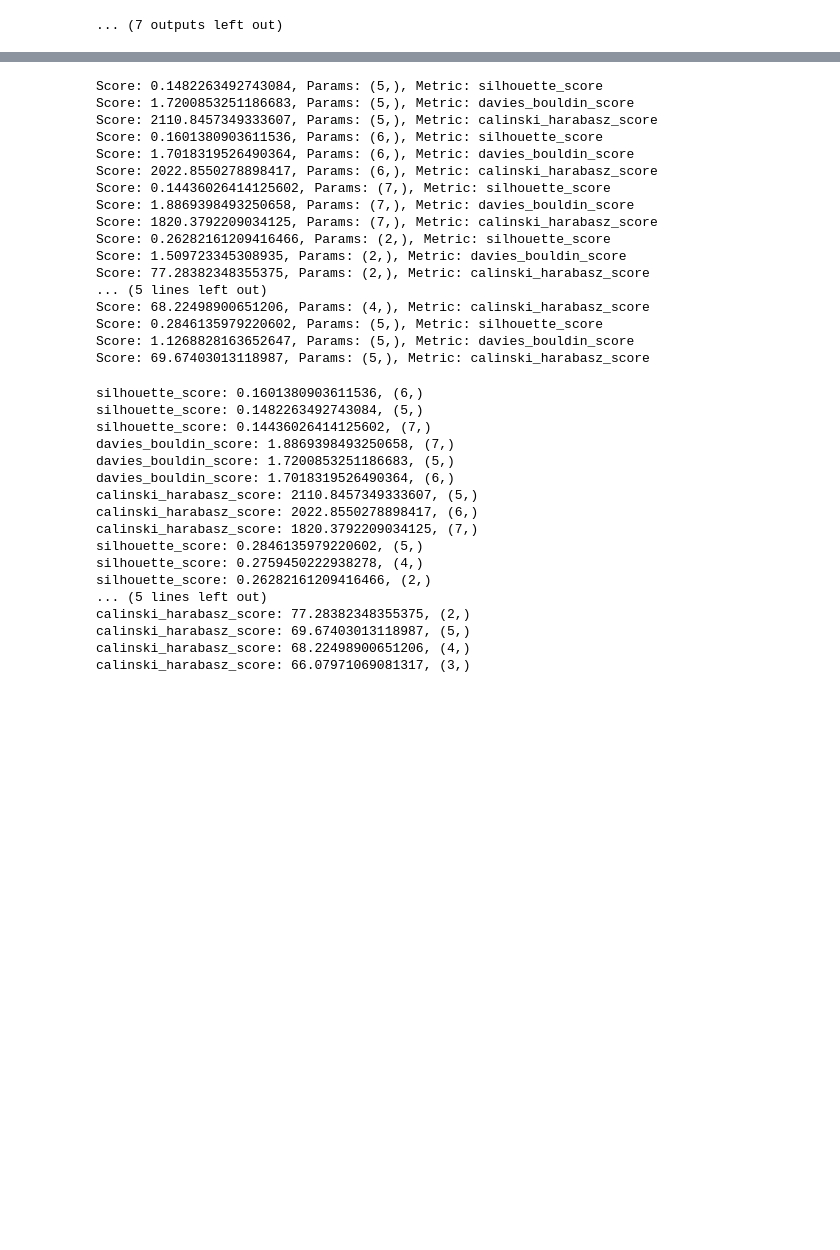
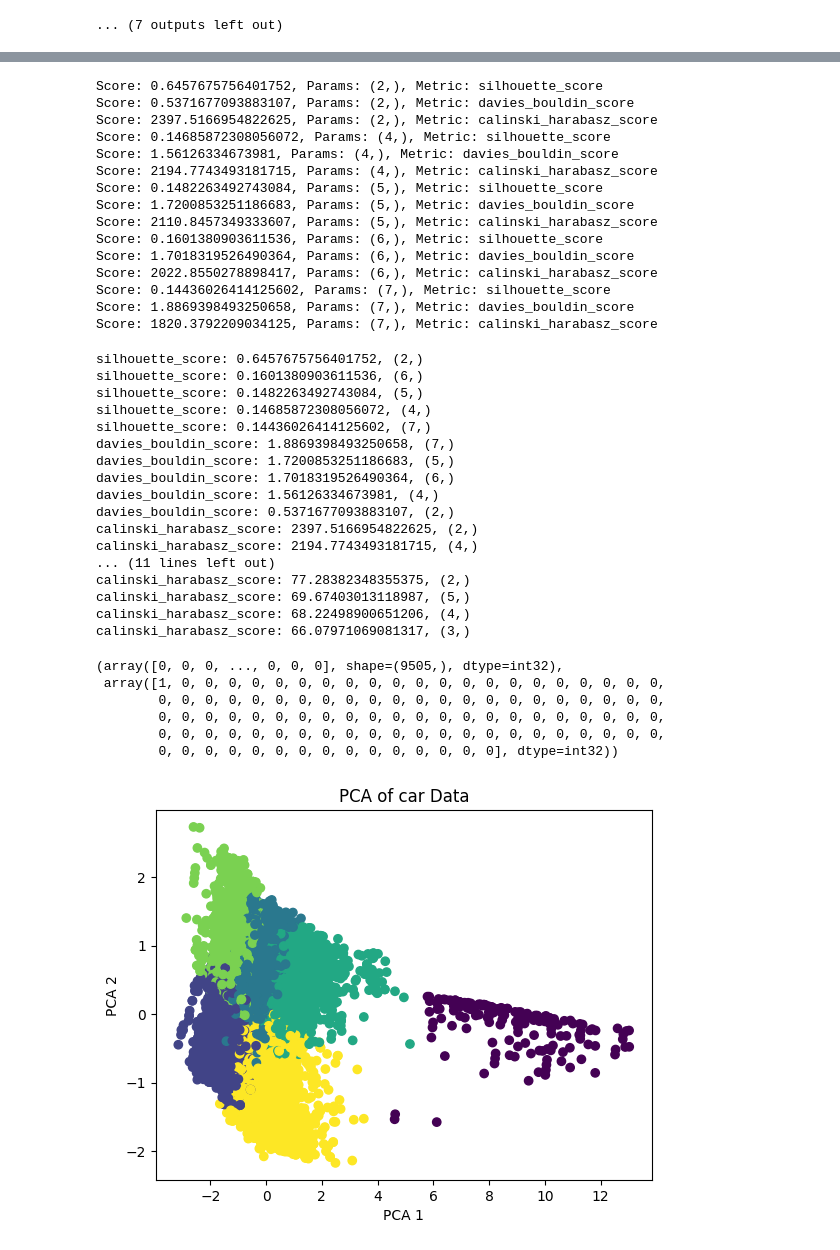
Before and after one commit to greasycat/ds5230-group2, a Jupyter notebook: spectral.ipynb, the cells around one changed output, grey strips where cells are left out. Cells and saved outputs as stored; diff of their text form; code cells hidden in the pictures; blank space fills up the shorter version.

```diff
--- a/spectral.ipynb
+++ b/spectral.ipynb
@@ -33,7 +78,7 @@ Rendering PCA contribution plot for customer data
 # %%
 
 param_grid_spectral_car = {
-    'n_clusters': [5,6,7],
+    'n_clusters': [2,4,5,6,7],
 }
 
 param_grid_spectral_customer = {
@@ -44,8 +89,14 @@ param_grid_spectral_customer = {
 spectral_scores_car = spectral_clustering(prep.prep_car, param_grid_spectral_car)
 
 # clustering the customer dataset
-spectral_scores_customer = spectral_clustering(prep.prep_customer, param_grid_spectral_customer)
+# spectral_scores_customer = spectral_clustering(prep.prep_customer, param_grid_spectral_customer)
 # %% [output]
+Score: 0.6457675756401752, Params: (2,), Metric: silhouette_score
+Score: 0.5371677093883107, Params: (2,), Metric: davies_bouldin_score
+Score: 2397.5166954822625, Params: (2,), Metric: calinski_harabasz_score
+Score: 0.14685872308056072, Params: (4,), Metric: silhouette_score
+Score: 1.56126334673981, Params: (4,), Metric: davies_bouldin_score
+Score: 2194.7743493181715, Params: (4,), Metric: calinski_harabasz_score
 Score: 0.1482263492743084, Params: (5,), Metric: silhouette_score
 Score: 1.7200853251186683, Params: (5,), Metric: davies_bouldin_score
 Score: 2110.8457349333607, Params: (5,), Metric: calinski_harabasz_score
@@ -55,14 +106,6 @@ Score: 2022.8550278898417, Params: (6,), Metric: calinski_harabasz_score
 Score: 0.14436026414125602, Params: (7,), Metric: silhouette_score
 Score: 1.8869398493250658, Params: (7,), Metric: davies_bouldin_score
 Score: 1820.3792209034125, Params: (7,), Metric: calinski_harabasz_score
-Score: 0.26282161209416466, Params: (2,), Metric: silhouette_score
-Score: 1.509723345308935, Params: (2,), Metric: davies_bouldin_score
-Score: 77.28382348355375, Params: (2,), Metric: calinski_harabasz_score
-... (5 lines left out)
-Score: 68.22498900651206, Params: (4,), Metric: calinski_harabasz_score
-Score: 0.2846135979220602, Params: (5,), Metric: silhouette_score
-Score: 1.1268828163652647, Params: (5,), Metric: davies_bouldin_score
-Score: 69.67403013118987, Params: (5,), Metric: calinski_harabasz_score
 # %%
 # show the params in each metric
 
@@ -74,20 +117,49 @@ for metric_name in spectral_scores_customer:
     for i, (score, model, params) in enumerate(spectral_scores_customer[metric_name]) :
         print(f"{metric_name}: {score}, {params}")
 # %% [output]
+silhouette_score: 0.6457675756401752, (2,)
 silhouette_score: 0.1601380903611536, (6,)
 silhouette_score: 0.1482263492743084, (5,)
+silhouette_score: 0.14685872308056072, (4,)
 silhouette_score: 0.14436026414125602, (7,)
 davies_bouldin_score: 1.8869398493250658, (7,)
 davies_bouldin_score: 1.7200853251186683, (5,)
 davies_bouldin_score: 1.7018319526490364, (6,)
-calinski_harabasz_score: 2110.8457349333607, (5,)
-calinski_harabasz_score: 2022.8550278898417, (6,)
-calinski_harabasz_score: 1820.3792209034125, (7,)
-silhouette_score: 0.2846135979220602, (5,)
-silhouette_score: 0.2759450222938278, (4,)
-silhouette_score: 0.26282161209416466, (2,)
-... (5 lines left out)
+davies_bouldin_score: 1.56126334673981, (4,)
+davies_bouldin_score: 0.5371677093883107, (2,)
+calinski_harabasz_score: 2397.5166954822625, (2,)
+calinski_harabasz_score: 2194.7743493181715, (4,)
+... (11 lines left out)
 calinski_harabasz_score: 77.28382348355375, (2,)
 calinski_harabasz_score: 69.67403013118987, (5,)
 calinski_harabasz_score: 68.22498900651206, (4,)
 calinski_harabasz_score: 66.07971069081317, (3,)
+# %%
+spectral_scores_car["silhouette_score"][0][1]
+# %% [output]
+(array([0, 0, 0, ..., 0, 0, 0], shape=(9505,), dtype=int32),
+ array([1, 0, 0, 0, 0, 0, 0, 0, 0, 0, 0, 0, 0, 0, 0, 0, 0, 0, 0, 0, 0, 0,
+        0, 0, 0, 0, 0, 0, 0, 0, 0, 0, 0, 0, 0, 0, 0, 0, 0, 0, 0, 0, 0, 0,
+        0, 0, 0, 0, 0, 0, 0, 0, 0, 0, 0, 0, 0, 0, 0, 0, 0, 0, 0, 0, 0, 0,
+        0, 0, 0, 0, 0, 0, 0, 0, 0, 0, 0, 0, 0, 0, 0, 0, 0, 0, 0, 0, 0, 0,
+        0, 0, 0, 0, 0, 0, 0, 0, 0, 0, 0, 0, 0, 0, 0], dtype=int32))
+# %%
+def plot_label_on_pca(label, data, fig_suffix, output=False, render=False):
+    # concat the label to the data
+    data = np.concatenate((data, label.reshape(-1, 1)), axis=1)
+
+
+    fig, ax = plt.subplots()
+    ax.scatter(data[:, 0], data[:, 1], c=label)
+    ax.set_title(f"PCA of {fig_suffix} Data")
+    ax.set_xlabel("PCA 1")
+    ax.set_ylabel("PCA 2")
+    if render:
+        plt.show()
+    if output:
+        plt.savefig(f"figs/pca_plot_{fig_suffix}.png")
+
+# spectral_scores_car["silhouette_score"][0][1].row_labels_
+plot_label_on_pca(spectral_scores_car["silhouette_score"][1][1][0], prep.prep_car, "car")
+# %% [output]
+[figure, added]
```
Also changed, not shown: parts of 2 cells of this notebook, 2 other files.
